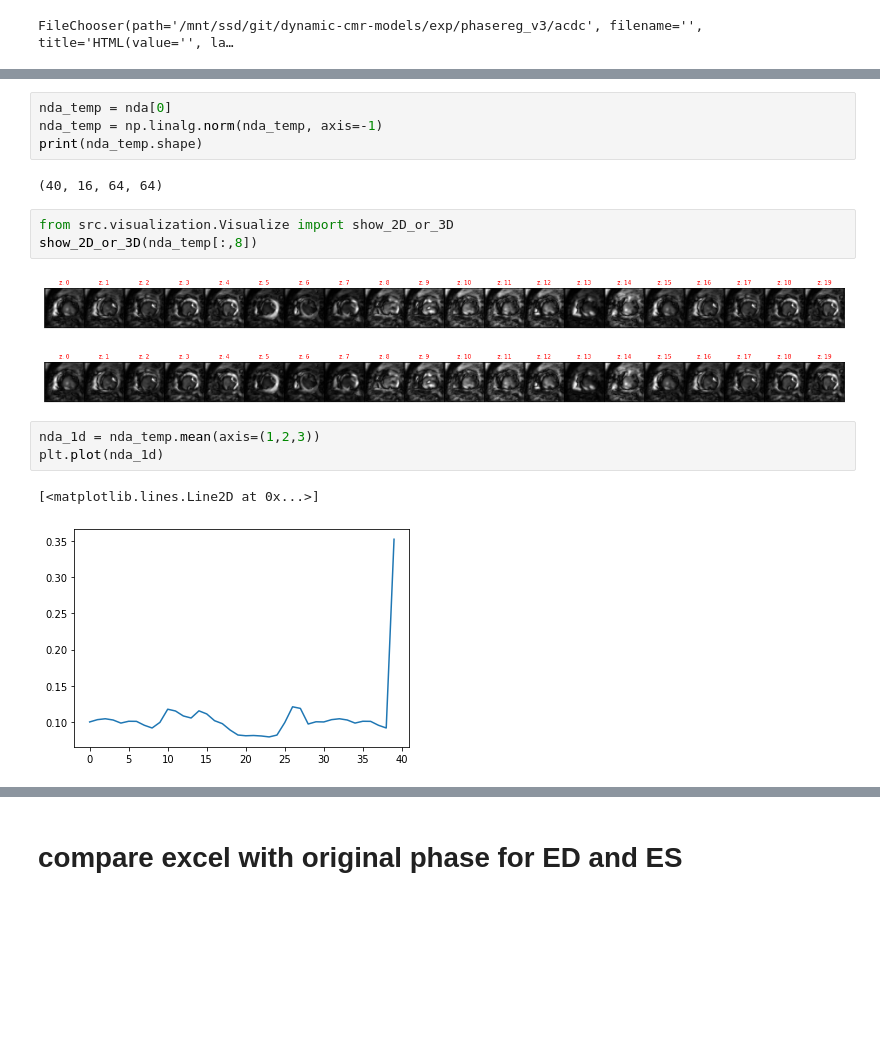
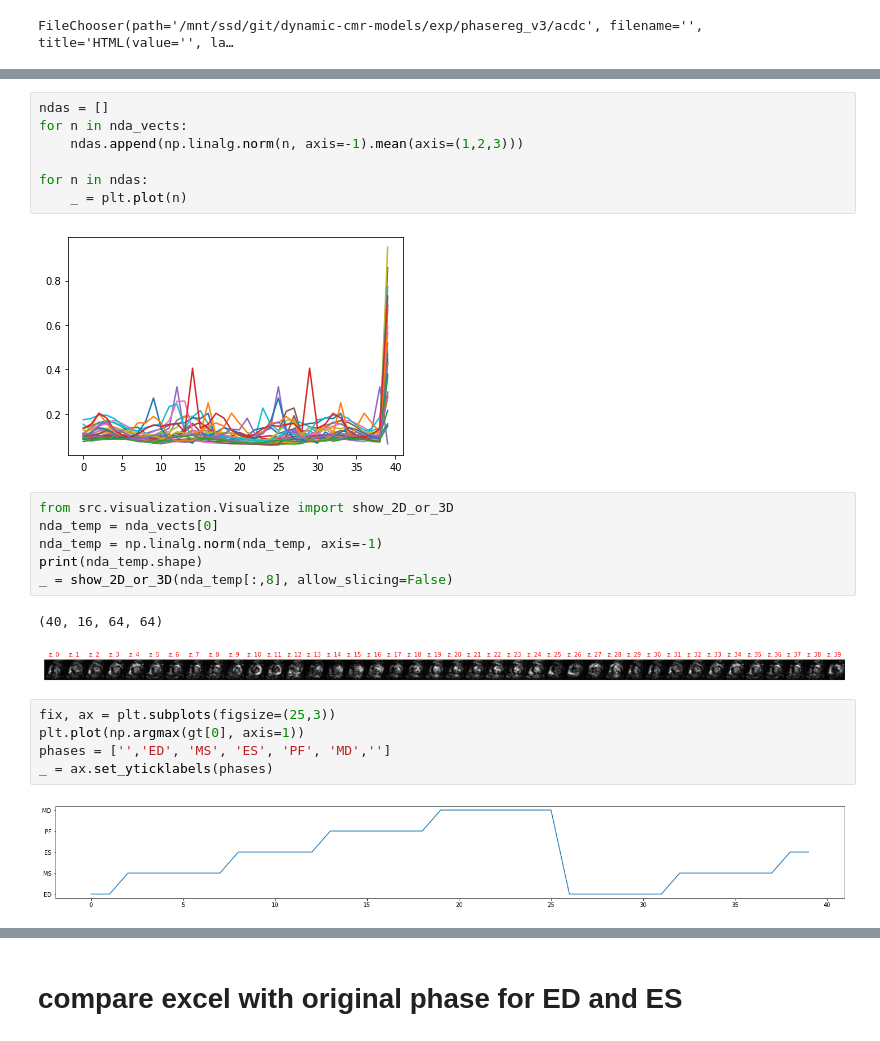
Before and after one commit to Cardio-AI/cmr-phase2phase-registration, a Jupyter notebook: notebooks/Dataset/Test_show_magnitude_over_time.ipynb, the cells around one changed output, grey strips where cells are left out. Saved outputs shown, nothing was run; the diff lists cells and outputs as text; blank space fills up the shorter version.

```diff
--- a/notebooks/Dataset/Test_show_magnitude_over_time.ipynb
+++ b/notebooks/Dataset/Test_show_magnitude_over_time.ipynb
@@ -40,18 +70,25 @@ print(nda.shape)
+# %%
+ndas = []
+for n in nda_vects:
+    ndas.append(np.linalg.norm(n, axis=-1).mean(axis=(1,2,3)))
+
+for n in ndas:
+    _ = plt.plot(n)
+# %% [output]
+[figure, added]
 # %%
-nda_temp = nda[0]
+from src.visualization.Visualize import show_2D_or_3D
+nda_temp = nda_vects[0]
 nda_temp = np.linalg.norm(nda_temp, axis=-1)
 print(nda_temp.shape)
+_ = show_2D_or_3D(nda_temp[:,8], allow_slicing=False)
 # %% [output]
 (40, 16, 64, 64)
+[figure, added]
-# %%
-from src.visualization.Visualize import show_2D_or_3D
-show_2D_or_3D(nda_temp[:,8])
-# %% [output]
-[figure, removed]
-[figure, removed]
-# %%
-nda_1d = nda_temp.mean(axis=(1,2,3))
-plt.plot(nda_1d)
-# %% [output]
-[<matplotlib.lines.Line2D at 0x...>]
-[figure, removed]
+# %%
+fix, ax = plt.subplots(figsize=(25,3))
+plt.plot(np.argmax(gt[0], axis=1))
+phases = ['','ED', 'MS', 'ES', 'PF', 'MD','']
+_ = ax.set_yticklabels(phases)
+# %% [output]
+[figure, added]
```
Also changed, not shown: parts of 12 cells of this notebook, 3 other files.
